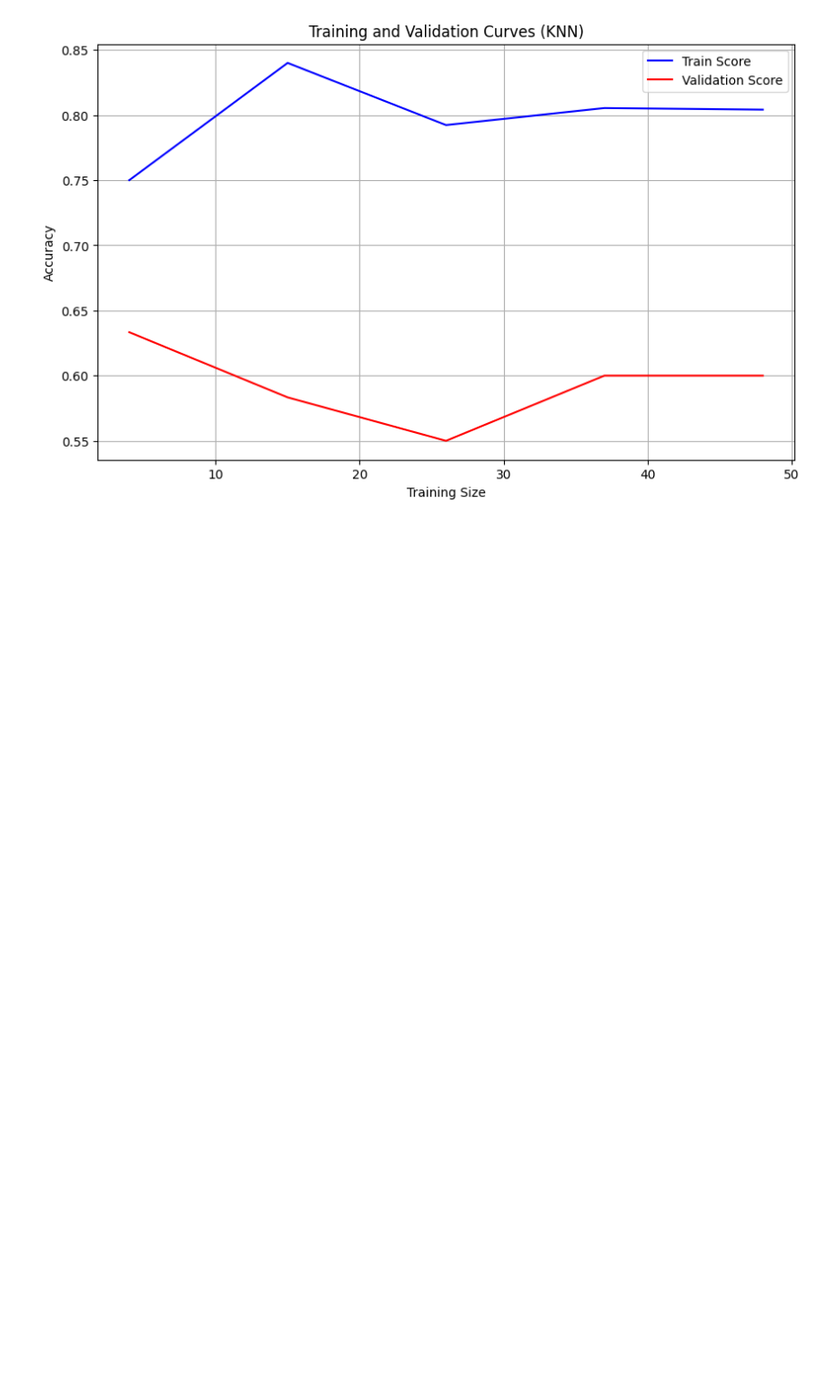
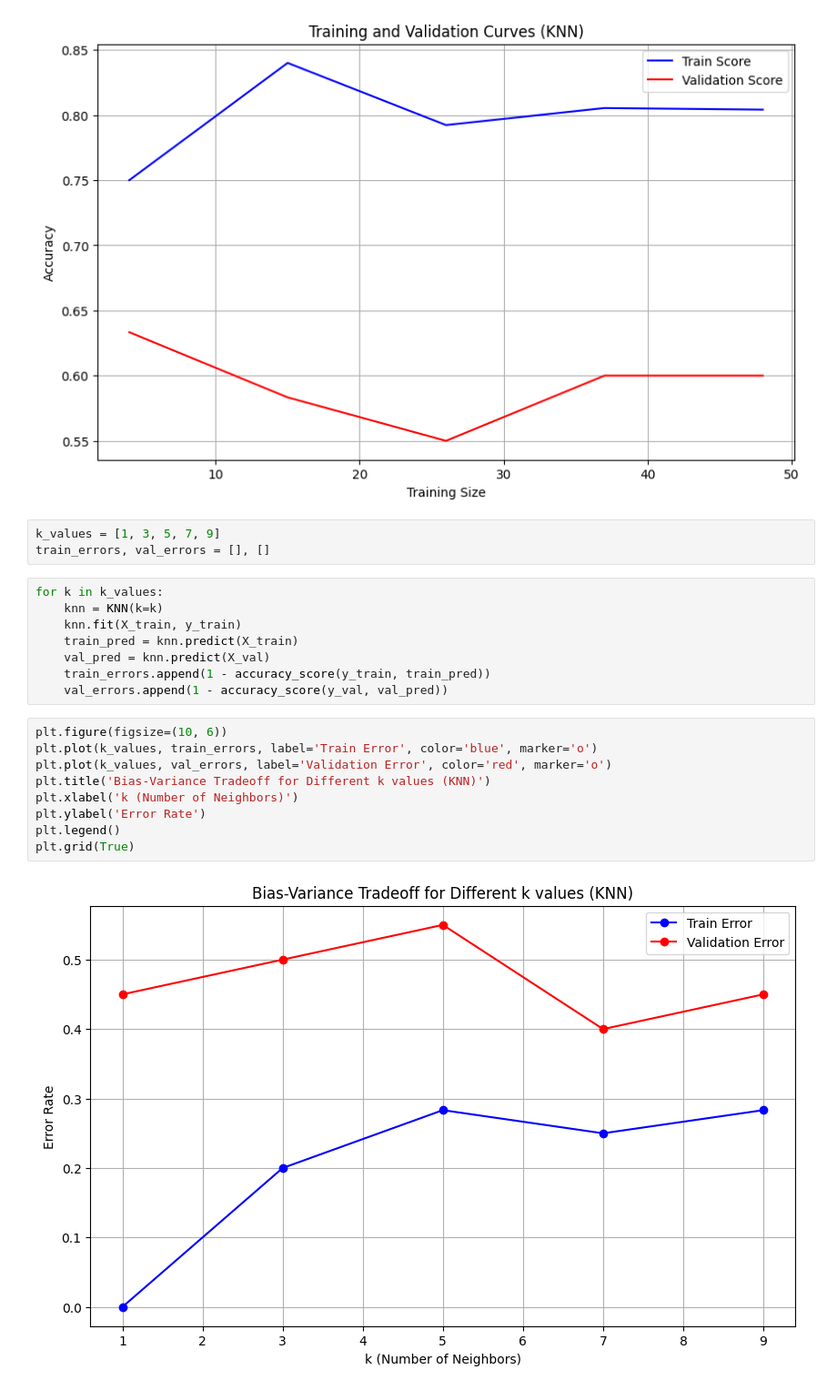
Before and after one commit to ShashwatKadariya/NAAMI_COMPETENCIES, a Jupyter notebook: Fundamentals_of_ML/KNN/KNN.ipynb, the cells around one changed output. Shown at 91% size. Drawn from its saved outputs; the diff is of its cells as text; blank space fills up the shorter version.

Commit message:
ADD:Bias_Variance_TradeOff_KNN

```diff
--- a/Fundamentals_of_ML/KNN/KNN.ipynb
+++ b/Fundamentals_of_ML/KNN/KNN.ipynb
@@ -79,3 +79,25 @@ plt.legend()
 plt.grid(True)
 # %% [output]
 [figure]
+# %%
+k_values = [1, 3, 5, 7, 9]
+train_errors, val_errors = [], []
+# %%
+for k in k_values:
+    knn = KNN(k=k)
+    knn.fit(X_train, y_train)
+    train_pred = knn.predict(X_train)
+    val_pred = knn.predict(X_val)
+    train_errors.append(1 - accuracy_score(y_train, train_pred))
+    val_errors.append(1 - accuracy_score(y_val, val_pred))
+# %%
+plt.figure(figsize=(10, 6))
+plt.plot(k_values, train_errors, label='Train Error', color='blue', marker='o')
+plt.plot(k_values, val_errors, label='Validation Error', color='red', marker='o')
+plt.title('Bias-Variance Tradeoff for Different k values (KNN)')
+plt.xlabel('k (Number of Neighbors)')
+plt.ylabel('Error Rate')
+plt.legend()
+plt.grid(True)
+# %% [output]
+[figure, added]
```
Also changed, not shown: parts of 1 cell of this notebook.
